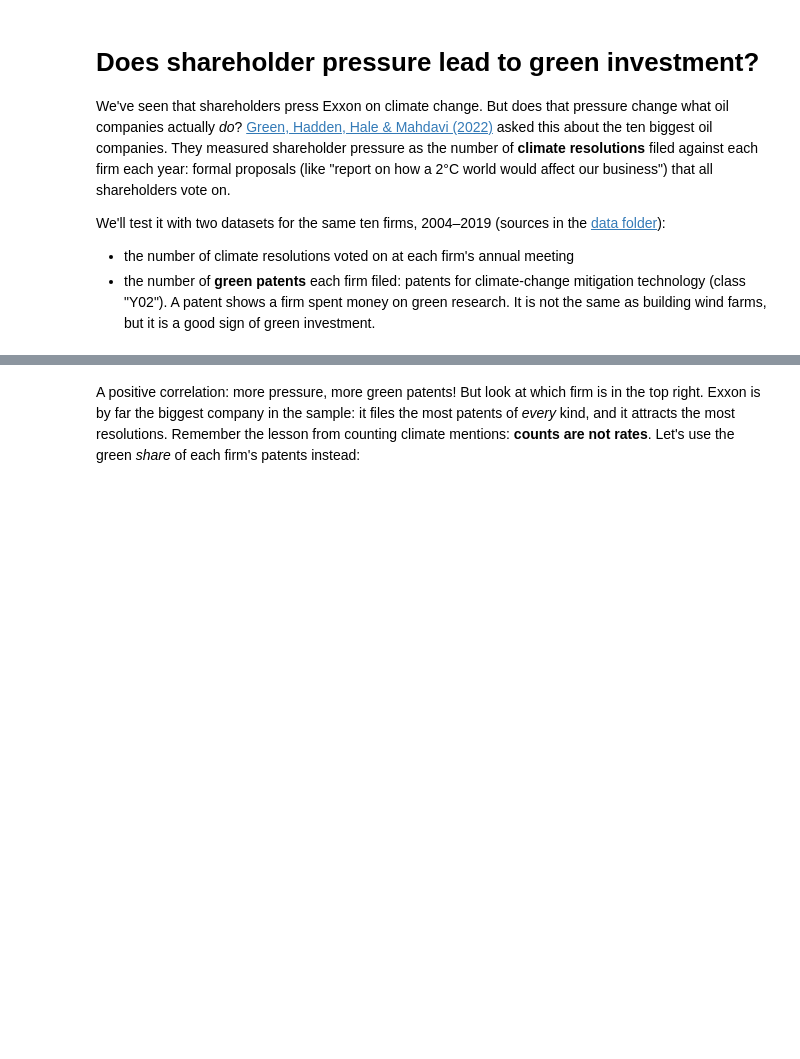
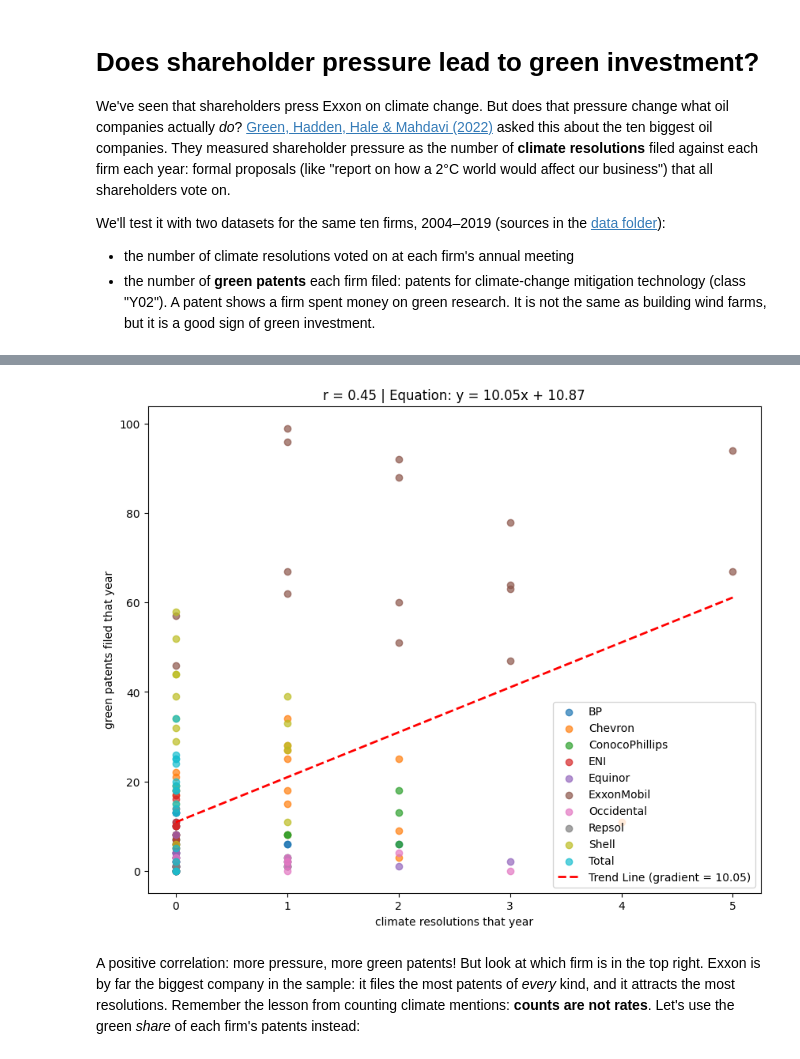
Before and after one commit to AlexiaNabok28/QM2, a Jupyter notebook: notebooks/W04. Natural Language Processing.ipynb, the cells around one changed output, grey strips where cells are left out. Drawn from its saved outputs; the diff is of its cells as text; code cells hidden in the pictures; blank space fills up the shorter version.

```diff
--- a/notebooks/W04. Natural Language Processing.ipynb
+++ b/notebooks/W04. Natural Language Processing.ipynb
@@ -751,3 +780,48 @@ plt.show()
+# %%
+# Clean the data and plot with a line of best fit
+import numpy as np
+import matplotlib.pyplot as plt
+
+# 1. Drop any missing values in the columns we want to analyze
+clean_firms = firms.dropna(subset=['n_climate_resolutions', 'n_green_patents'])
+
+# 2. Plot the original scatter points grouped by firm
+for firm, d in clean_firms.groupby('firm'):
+    plt.scatter(d['n_climate_resolutions'], d['n_green_patents'], label=firm, alpha=0.7)
+
+# 3. Calculate the trend line (linear regression)
+x = clean_firms['n_climate_resolutions']
+y = clean_firms['n_green_patents']
+
+if len(x) > 0:
+    slope, intercept = np.polyfit(x, y, 1)
+
+    # Create x values spanning from min to max resolutions
+    x_line = np.linspace(x.min(), x.max(), 100)
+    y_line = slope * x_line + intercept
+
+    # Plot the trend line
+    plt.plot(x_line, y_line, color='red', linestyle='--', linewidth=2,
+             label=f'Trend Line (gradient = {slope:.2f})')
+
+    r_value = x.corr(y)
+    plt.title(f'r = {r_value:.2f} | Equation: y = {slope:.2f}x + {intercept:.2f}')
+else:
+    plt.title('No valid data points to plot a trend line')
+
+plt.xlabel('climate resolutions that year')
+plt.ylabel('green patents filed that year')
+plt.legend()
+plt.show()
+
+#interpreting the equation: positive gradient (tells us the rate of change)= 10.05 meaning that for every additional climate resolution filed you expect to see an increase of 10.05 green patents. The y-intercept (point where the line crosses the y-axis) is 10.87 which is the predicted number of green patents filed if there are 0 climate resolutions.
+# IMPORTANT QUESTION: Since we are running a single correlation on a whole dataste like this (pooling the data)how useful actually is analysis of correlation?
+
+# Mistakes that can arise due to pooling data:
+#1. Between-firm differences: Some firms are simply huge (like ExxonMobil) and always have high numbers of both resolutions and patents, while smaller firms (like Equinor or Repsol) have very few of both. This makes it look like there is a positive correlation overall, even if pressure isn't actually driving changes within each firm.
+#2. Within-firm changes: What we actually want to know is: if investors put more pressure on Chevron specifically this year, does Chevron file more green patents?
+# %% [output]
+[figure, added]
 # %% [markdown]
 A positive correlation: more pressure, more green patents! But look at which firm is in the top right. Exxon is by far the biggest company in the sample: it files the most patents of *every* kind, and it attracts the most resolutions. Remember the lesson from counting climate mentions: **counts are not rates**. Let's use the green *share* of each firm's patents instead:
 # %%
```
Also changed, not shown: parts of 16 cells of this notebook.
